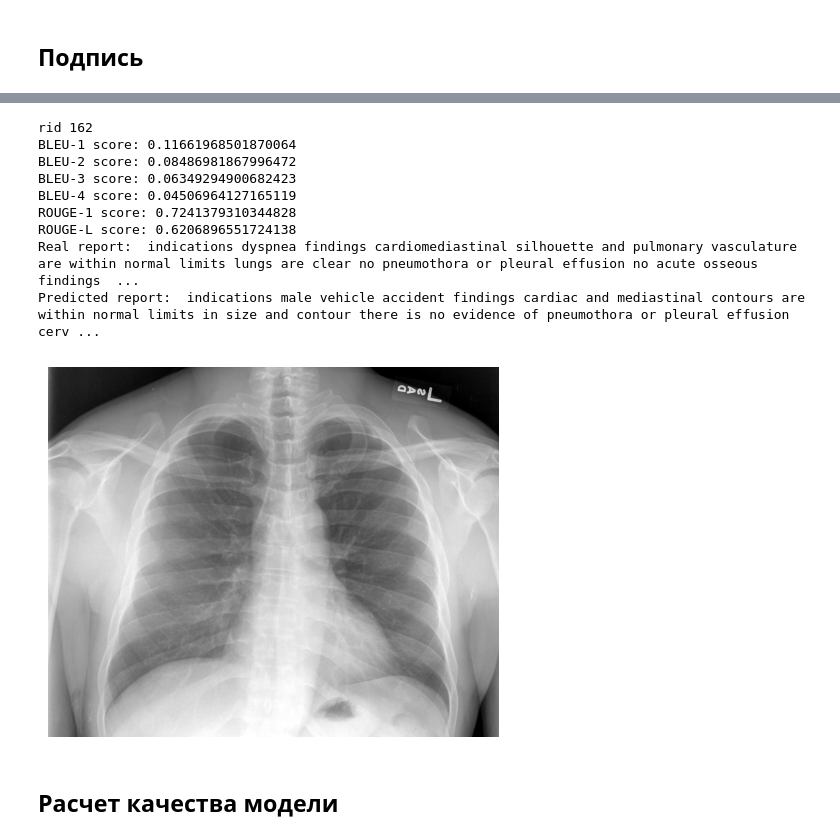
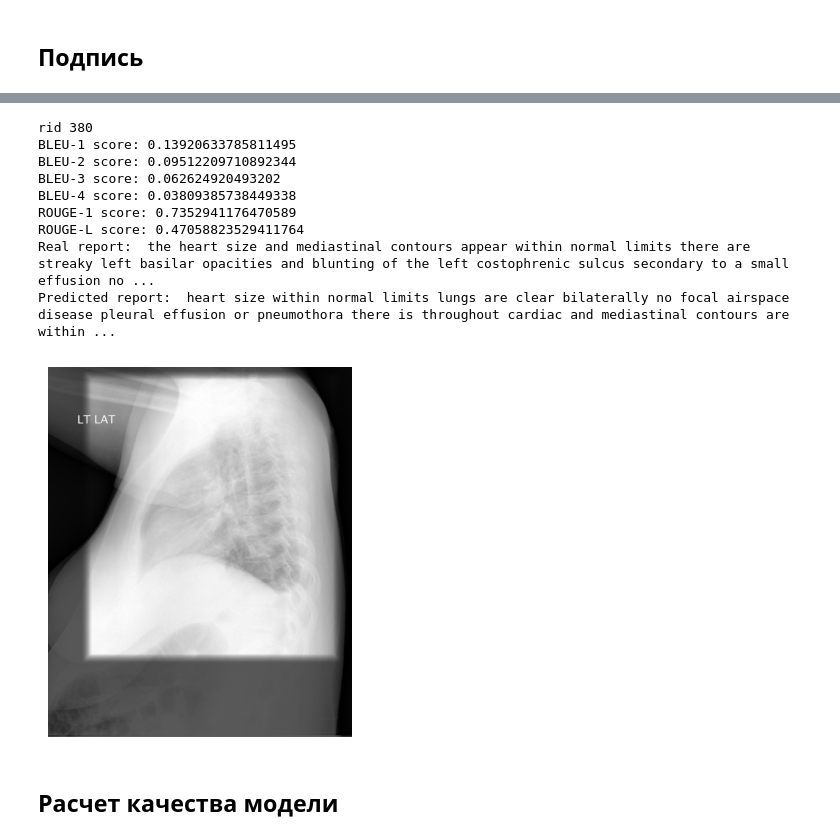
Before and after one commit to pan7ae/scientific_work, a Jupyter notebook: Shikha_version/po_otdelnosti_predict/[SM-19] Model_2_GRU_with_CheXNet_(findings).ipynb, the cells around one changed output, grey strips where cells are left out. Drawn from its saved outputs; the diff is of its cells as text; code cells hidden in the pictures.

```diff
--- a/Shikha_version/po_otdelnosti_predict/[SM-14] Model_2_GRU_with_CheXNet_(findings).ipynb
+++ b/Shikha_version/po_otdelnosti_predict/[SM-19] Model_2_GRU_with_CheXNet_(findings).ipynb
@@ -151,6 +156,11 @@ ___
 # %% [markdown]
 <h1> Подготовка модели
 # %%
-base_model = tf.keras.applications.inception_v3.InceptionV3(include_top=False,
-                                                            weights="imagenet",
-                                                            input_shape=(299, 299, 3))
+# base_model = tf.keras.applications.inception_v3.InceptionV3(include_top=False,
+#                                                             weights="imagenet",
+#                                                             input_shape=(299, 299, 3))
+
+base_model = tf.keras.applications.densenet.DenseNet121(include_top=True,
+                                                        weights=CHEXNET_WEIGHTS,
+                                                        classes=14,
+                                                        input_shape=(299, 299, 3))
@@ -164,13 +171,6 @@ base_model.trainable = True
 # %%
 image_model = base_model
 # %%
-# def load_image(image_path):
-#     img = tf.io.read_file(image_path)
-#     img = tf.io.decode_jpeg(img, channels=3)
-#     img = tf.keras.layers.Resizing(299, 299)(img)
-#     img = tf.keras.applications.inception_v3.preprocess_input(img)
-#     return img, image_path
-
 def load_image(image_path):
     # 1) Читаем файл и декодируем JPEG в uint8
     img = tf.io.read_file(image_path)
@@ -183,14 +183,14 @@ def load_image(image_path):
     img = tf.cast(img, tf.float32)
 
     # 4) Нормализуем под InceptionV3: (0–255) → (–1 … +1)
-    img = tf.keras.applications.inception_v3.preprocess_input(img)
+    img = tf.keras.applications.densenet.preprocess_input(img)
 
     return img, image_path
 # %% [markdown]
 Модель извлечения признаков изображения
 # %%
 new_input = image_model.input
-hidden_layer = image_model.layers[-1].output
+hidden_layer = image_model.layers[-3].output
 
 image_features_extract_model = tf.keras.Model(new_input, hidden_layer)
 # %% [markdown]
@@ -279,7 +281,8 @@ embedding_dim = 512
 units = 1024
 num_steps = len(img_name_train) // batch_size
 features_shape = 2560
-attention_features_shape = 64
+# attention_features_shape = 64
+attention_features_shape = 81
 # %% [markdown]
 Загрузка numpy файлов
 # %%
@@ -655,7 +678,8 @@ from bert_score import score
 
 chencherry = SmoothingFunction()
 # %%
-rid = np.random.randint(0, len(img_name_val))
+# rid = np.random.randint(0, len(img_name_val))
+rid = 380
 print('rid', rid)
 
 image = img_name_val[rid]
@@ -667,43 +691,43 @@ plt.axis(False)
 
 real_caption = [tf.compat.as_text(index_to_word(i).numpy())
                          for i in cap_val[rid] if i not in [0]]
 
 result, attention_plot = evaluate(image)
 rem = ['startseq', 'start', 'end', 'endseq']
 
 real_caption  = [x for x in real_caption if x not in rem]
 result = [x for x in result if x not in rem]
 
 weights = [(1, 0, 0, 0),   # BLEU-1
            (0.5, 0.5, 0, 0), # BLEU-2
            (0.33, 0.33, 0.33, 0), # BLEU-3
            (0.25, 0.25, 0.25, 0.25)] # BLEU-4
 
 bleu_scores = []
 for weight in weights:
     bl = sentence_bleu([result], real_caption, weights=weight, smoothing_function=SmoothingFunction().method5)
     bleu_scores.append(bl)
 
 scorer = rouge_scorer.RougeScorer(['rouge1', 'rougeL'], use_stemmer=True)
 rouge_scores = scorer.score(' '.join(result), ' '.join(real_caption))
 
 for i, score in enumerate(bleu_scores, start=1):
     print(f"BLEU-{i} score:", score)
 print("ROUGE-1 score:", rouge_scores['rouge1'].precision)
 print("ROUGE-L score:", rouge_scores['rougeL'].precision)
 print('Real report: ', ' '.join([i for i in real_caption]))
 print('Predicted report: ', ' '.join(result))
 # %% [output]
-rid 162
-BLEU-1 score: 0.11661968501870064
-BLEU-2 score: 0.08486981867996472
-BLEU-3 score: 0.06349294900682423
-BLEU-4 score: 0.04506964127165119
-ROUGE-1 score: 0.7241379310344828
-ROUGE-L score: 0.6206896551724138
-Real report:  indications dyspnea findings cardiomediastinal silhouette and pulmonary vasculature are within normal limits lungs are clear no pneumothora or pleural effusion no acute osseous findings  ...
-Predicted report:  indications male vehicle accident findings cardiac and mediastinal contours are within normal limits in size and contour there is no evidence of pneumothora or pleural effusion cerv ...
+rid 380
+BLEU-1 score: 0.13920633785811495
+BLEU-2 score: 0.09512209710892344
+BLEU-3 score: 0.062624920493202
+BLEU-4 score: 0.03809385738449338
+ROUGE-1 score: 0.7352941176470589
+ROUGE-L score: 0.47058823529411764
+Real report:  the heart size and mediastinal contours appear within normal limits there are streaky left basilar opacities and blunting of the left costophrenic sulcus secondary to a small effusion no ...
+Predicted report:  heart size within normal limits lungs are clear bilaterally no focal airspace disease pleural effusion or pneumothora there is throughout cardiac and mediastinal contours are within ...
-[figure, old version]
+[figure, new version]
 # %% [markdown]
 <h2>Расчет качества модели
 # %%
```
Also changed, not shown: parts of 11 cells of this notebook, 1 other file.
